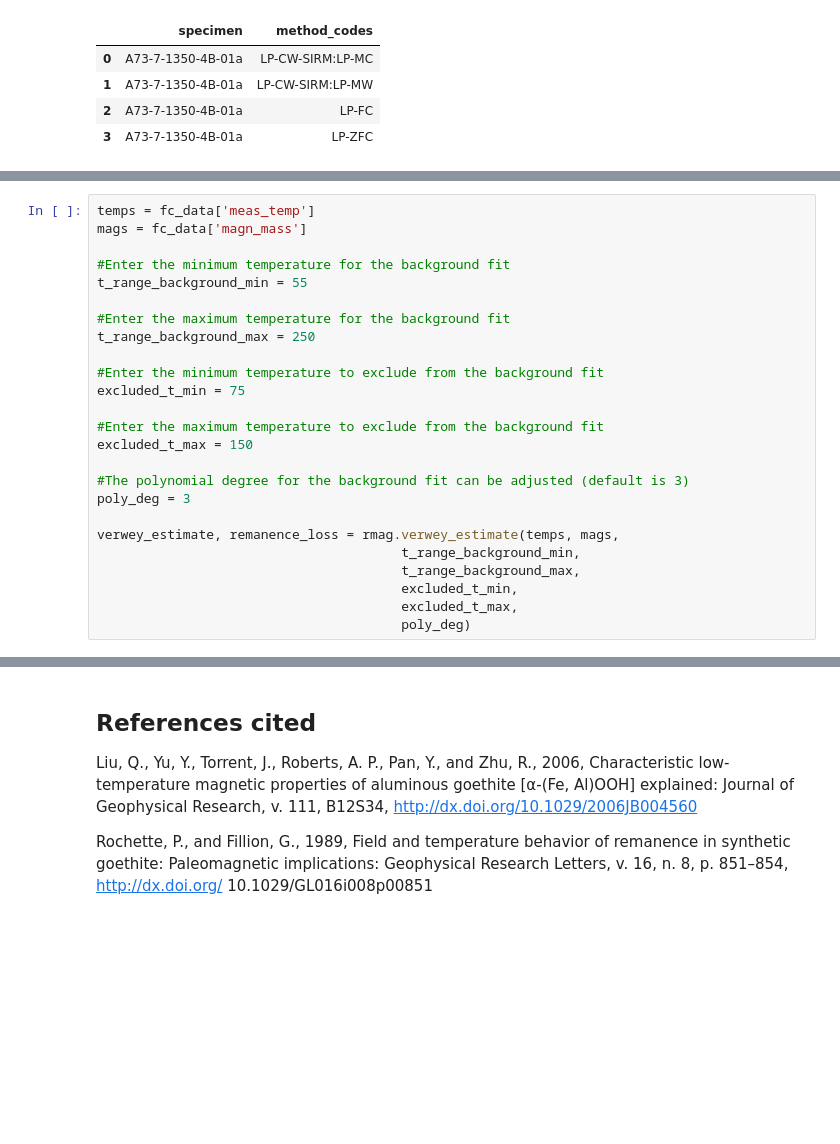
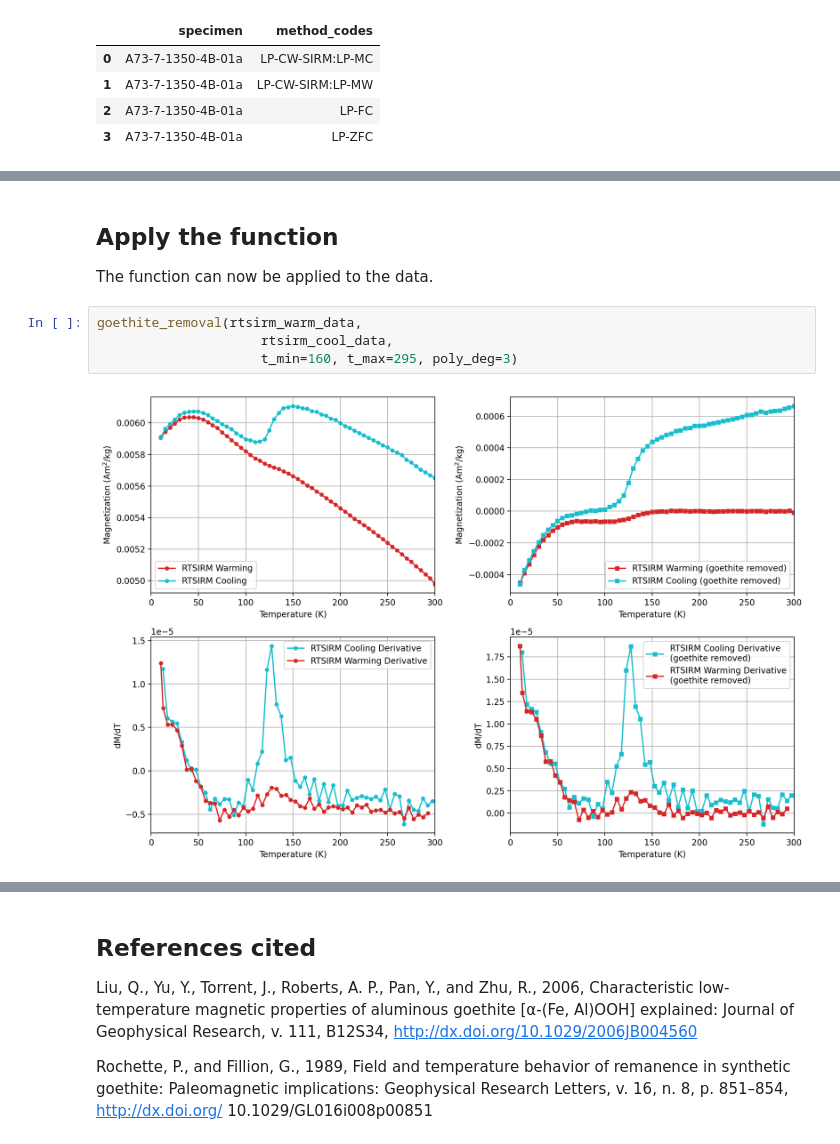
Before and after one commit to PmagPy/RockmagPy-notebooks, a Jupyter notebook: MPMS_goethite_fit.ipynb, the cells around one changed output, grey strips where cells are left out. Cells and saved outputs as stored; diff of their text form; blank space fills up the shorter version.

Commit message:
develop and apply function

```diff
--- a/MPMS_goethite_fit.ipynb
+++ b/MPMS_goethite_fit.ipynb
@@ -87,25 +96,0 @@ rmag.plot_mpms_data(fc_data, zfc_data, rtsirm_cool_data, rtsirm_warm_data,
-# %%
-temps = fc_data['meas_temp']
-mags = fc_data['magn_mass']
-
-#Enter the minimum temperature for the background fit
-t_range_background_min = 55
-
-#Enter the maximum temperature for the background fit
-t_range_background_max = 250
-
-#Enter the minimum temperature to exclude from the background fit
-excluded_t_min = 75
-
-#Enter the maximum temperature to exclude from the background fit
-excluded_t_max = 150
-
-#The polynomial degree for the background fit can be adjusted (default is 3)
-poly_deg = 3
-
-verwey_estimate, remanence_loss = rmag.verwey_estimate(temps, mags,
-                                       t_range_background_min,
-                                       t_range_background_max,
-                                       excluded_t_min,
-                                       excluded_t_max,
-                                       poly_deg)
@@ -111,0 +203,10 @@ verwey_estimate, remanence_loss = rmag.verwey_estimate(temps, mags,
+# %% [markdown]
+## Apply the function
+
+The function can now be applied to the data.
+# %%
+goethite_removal(rtsirm_warm_data,
+                     rtsirm_cool_data,
+                     t_min=160, t_max=295, poly_deg=3)
+# %% [output]
+[figure, added]
```
Also changed, not shown: parts of 13 cells of this notebook.
